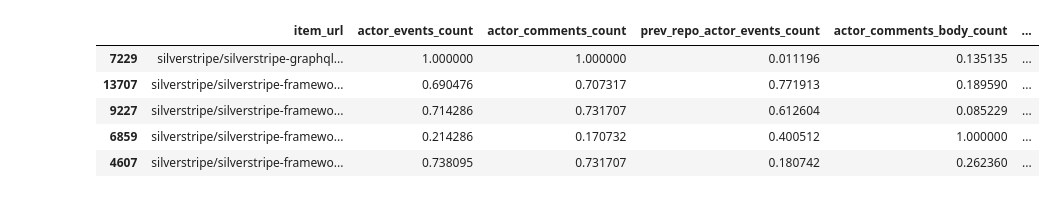
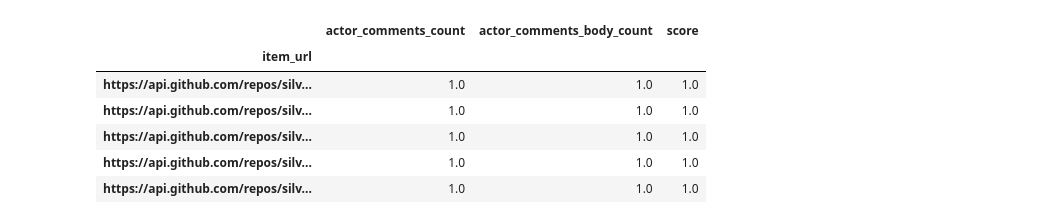
Before and after one commit to chillu/github-issue-ml-relevancy, a Jupyter notebook: notebook/learn.ipynb, the cells around one changed output. Cells and saved outputs as stored; diff of their text form; code cells hidden in the pictures.

```diff
--- a/notebook/learn.ipynb
+++ b/notebook/learn.ipynb
@@ -30,11 +33,11 @@ df.head()
 # %%
 # Preview some values used for scoring
 scoring = {
-    'actor_events_count': 1,
+    #'actor_events_count': 1,
     'actor_comments_count': 2,
-    'prev_repo_actor_events_count': 1,
-    'actor_comments_body_count': 2
+    #'prev_repo_actor_events_count': 1,
+    'actor_comments_body_count': 1
 }
 scoring_fields = list(scoring.keys())
-df[['item_url'] + scoring_fields].sort_values(by=scoring_fields[0], ascending=False).head()
+df[scoring_fields].sort_values(by=scoring_fields[0], ascending=False).head()
 # %% [output]
@@ -60,20 +64,21 @@ df[scoring_fields].where(df[scoring_fields] > 0).plot.box(vert=False,figsize=(15
 # %%
 # Calculate score with different weights
 # TODO Use apply() and add()
 scoring_weights = list(scoring.values())
 df['score'] = normalise(
     df[scoring_fields[0]] * scoring_weights[0]
     + df[scoring_fields[1]] * scoring_weights[1]
-    + df[scoring_fields[2]] * scoring_weights[2]
-    + df[scoring_fields[3]] * scoring_weights[3]
+    #+ df[scoring_fields[2]] * scoring_weights[2]
+    #+ df[scoring_fields[3]] * scoring_weights[3]
 )
-# TODO Fix accuracy
+# TODO Fix block accuracy
 #df['score'] = df['score'].apply(lambda x: 1 if x > 0 else 0)
-df[['item_url'] + scoring_fields + ['score']].sort_values(by='score', ascending=False).head()
+df[scoring_fields + ['score']].sort_values(by='score', ascending=False).head()
 # %% [output]
-|  | item_url | actor_events_count | actor_comments_count | prev_repo_actor_events_count | actor_comments_body_count | ... |
-| 7229 | silverstripe/silverstripe-graphql... | 1.000000 | 1.000000 | 0.011196 | 0.135135 | ... |
-| 13707 | silverstripe/silverstripe-framewo... | 0.690476 | 0.707317 | 0.771913 | 0.189590 | ... |
-| 9227 | silverstripe/silverstripe-framewo... | 0.714286 | 0.731707 | 0.612604 | 0.085229 | ... |
-| 6859 | silverstripe/silverstripe-framewo... | 0.214286 | 0.170732 | 0.400512 | 1.000000 | ... |
-| 4607 | silverstripe/silverstripe-framewo... | 0.738095 | 0.731707 | 0.180742 | 0.262360 | ... |
+|  | actor_comments_count | actor_comments_body_count | score |
+| item_url |  |  |  |
+| https://api.github.com/repos/silv... | 1.0 | 1.0 | 1.0 |
+| https://api.github.com/repos/silv... | 1.0 | 1.0 | 1.0 |
+| https://api.github.com/repos/silv... | 1.0 | 1.0 | 1.0 |
+| https://api.github.com/repos/silv... | 1.0 | 1.0 | 1.0 |
+| https://api.github.com/repos/silv... | 1.0 | 1.0 | 1.0 |
```
Also changed, not shown: parts of 12 cells of this notebook.
